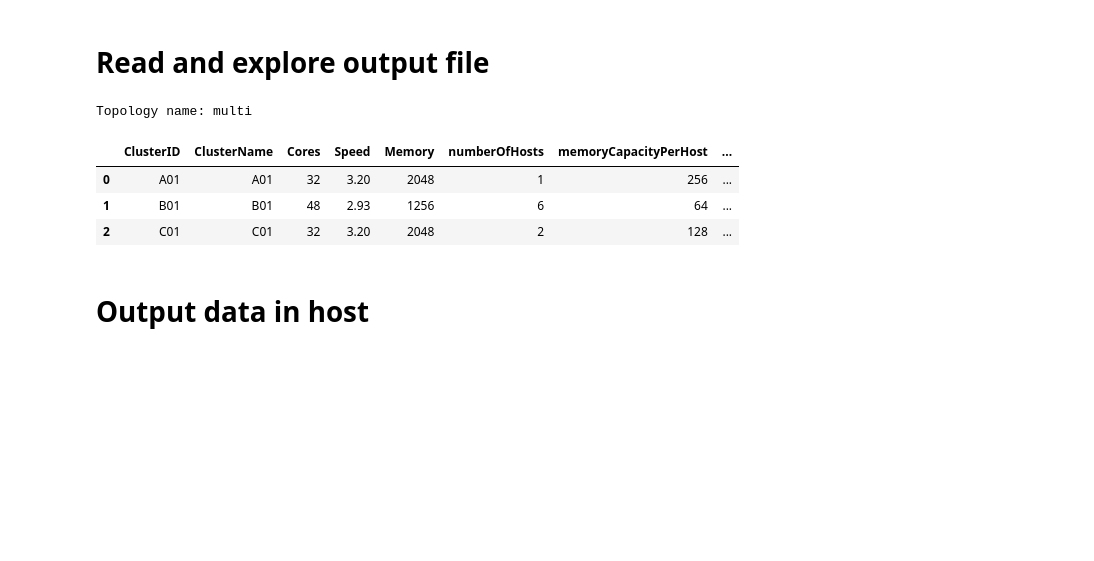
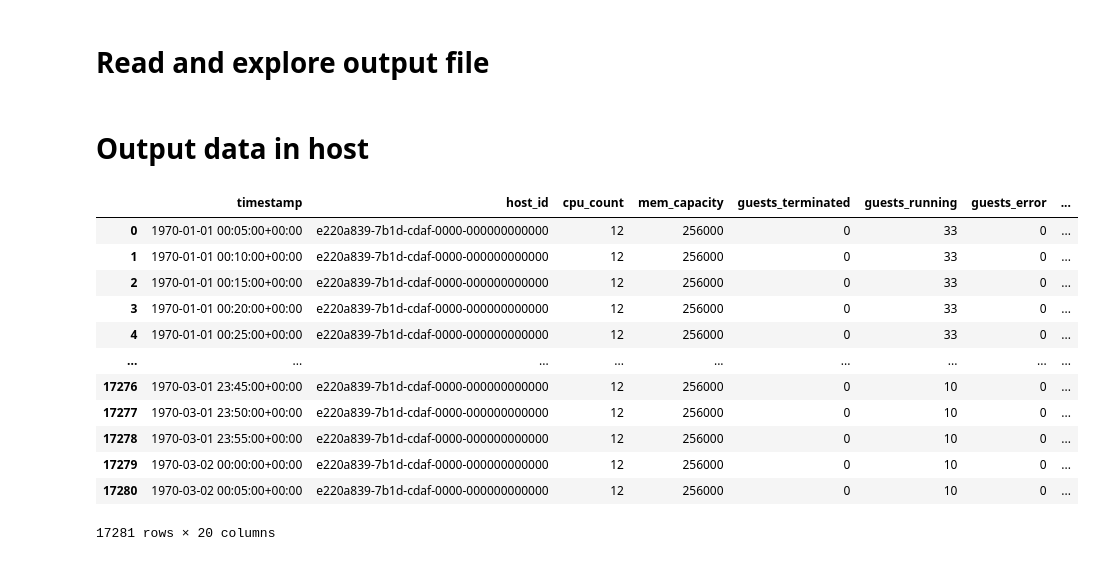
Before and after one commit to Radu-Nicolae/opendc-m3sa, a Jupyter notebook: opendc-experiments/opendc-experiments-metamodel/src/main/Python_scripts/MetaModelViewer.ipynb, the cells around one changed output. Cells and saved outputs as stored; diff of their text form; code cells hidden in the pictures; blank space fills up the shorter version.

```diff
--- a/opendc-experiments/opendc-experiments-metamodel/src/main/Python_scripts/MetaModelViewer.ipynb
+++ b/opendc-experiments/opendc-experiments-metamodel/src/main/Python_scripts/MetaModelViewer.ipynb
@@ -10,20 +10,6 @@ base_folder = ".." # opendc-experiments-metamodel/src/main
 # Read and explore output file
 # %%
 path = f"{base_folder}/output/host/topology=multi/workload=bitbrains-small/seed=0/"
-
-def read_topology(topology_name):
-    print(f"Topology name: {topology_name}")
-    df = pd.read_csv(f"{base_folder}/resources/env/{topology_name}.txt", delimiter=";") # e.g., simple.txt
-    display(HTML(df.to_html()))
-
-# read_topology("single")
-read_topology("multi")
-# %% [output]
-Topology name: multi
-|  | ClusterID | ClusterName | Cores | Speed | Memory | numberOfHosts | memoryCapacityPerHost | ... |
-| 0 | A01 | A01 | 32 | 3.20 | 2048 | 1 | 256 | ... |
-| 1 | B01 | B01 | 48 | 2.93 | 1256 | 6 | 64 | ... |
-| 2 | C01 | C01 | 32 | 3.20 | 2048 | 2 | 128 | ... |
 # %%
 def mean_of_chunks(series, chunk_size):
     # Explicitly setting numeric_only to True to avoid FutureWarning about deprecation
@@ -44,0 +31,16 @@ df_trace_7 = pd.read_parquet(path + "3-multis-random.parquet")
+# %%
+df_trace_0
+# %% [output]
+|  | timestamp | host_id | cpu_count | mem_capacity | guests_terminated | guests_running | guests_error | ... |
+| 0 | 1970-01-01 00:05:00+00:00 | e220a839-7b1d-cdaf-0000-000000000000 | 12 | 256000 | 0 | 33 | 0 | ... |
+| 1 | 1970-01-01 00:10:00+00:00 | e220a839-7b1d-cdaf-0000-000000000000 | 12 | 256000 | 0 | 33 | 0 | ... |
+| 2 | 1970-01-01 00:15:00+00:00 | e220a839-7b1d-cdaf-0000-000000000000 | 12 | 256000 | 0 | 33 | 0 | ... |
+| 3 | 1970-01-01 00:20:00+00:00 | e220a839-7b1d-cdaf-0000-000000000000 | 12 | 256000 | 0 | 33 | 0 | ... |
+| 4 | 1970-01-01 00:25:00+00:00 | e220a839-7b1d-cdaf-0000-000000000000 | 12 | 256000 | 0 | 33 | 0 | ... |
+| ... | ... | ... | ... | ... | ... | ... | ... | ... |
+| 17276 | 1970-03-01 23:45:00+00:00 | e220a839-7b1d-cdaf-0000-000000000000 | 12 | 256000 | 0 | 10 | 0 | ... |
+| 17277 | 1970-03-01 23:50:00+00:00 | e220a839-7b1d-cdaf-0000-000000000000 | 12 | 256000 | 0 | 10 | 0 | ... |
+| 17278 | 1970-03-01 23:55:00+00:00 | e220a839-7b1d-cdaf-0000-000000000000 | 12 | 256000 | 0 | 10 | 0 | ... |
+| 17279 | 1970-03-02 00:00:00+00:00 | e220a839-7b1d-cdaf-0000-000000000000 | 12 | 256000 | 0 | 10 | 0 | ... |
+| 17280 | 1970-03-02 00:05:00+00:00 | e220a839-7b1d-cdaf-0000-000000000000 | 12 | 256000 | 0 | 10 | 0 | ... |
+17281 rows × 20 columns
```
Also changed, not shown: parts of 4 cells of this notebook, 1 other file.
